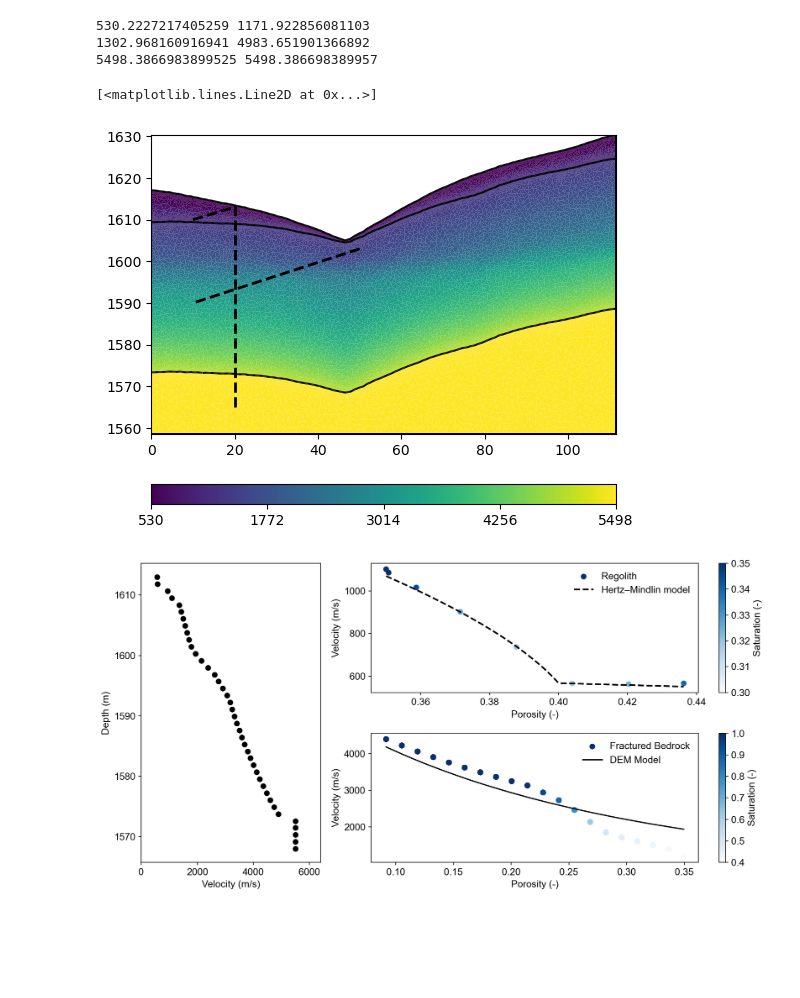
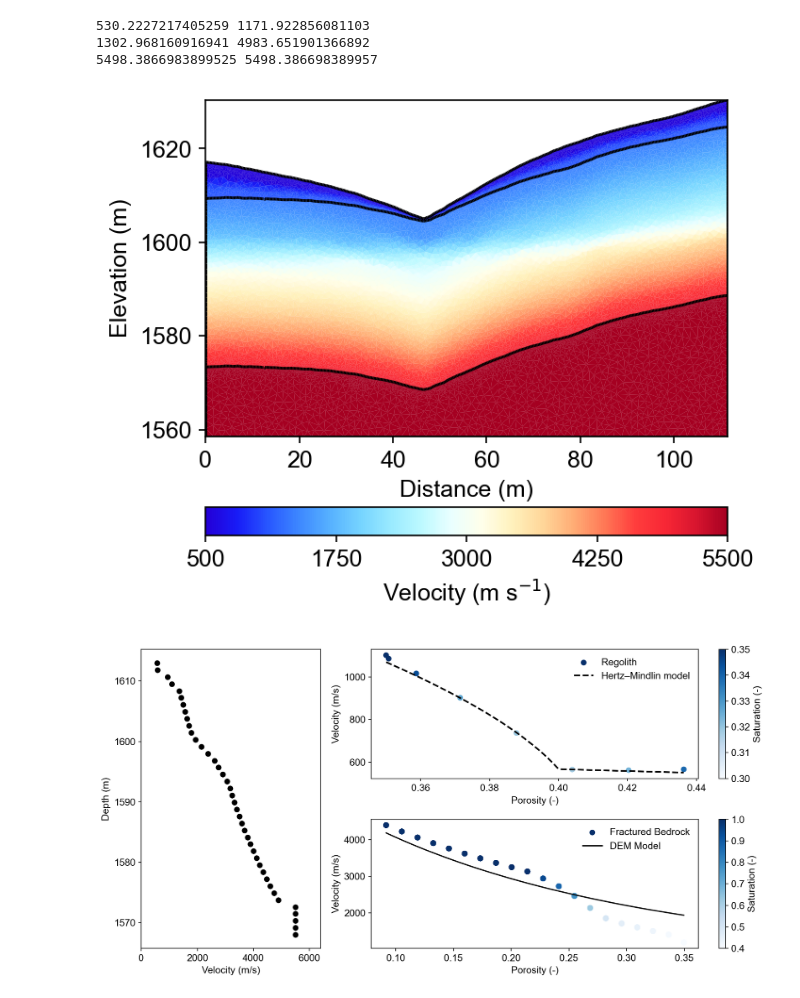
Before and after one commit to geohang/PyHydroGeophysX, a Jupyter notebook: examples/EX_SRT_forward.ipynb, the cells around one changed output. Cells and saved outputs as stored; diff of their text form; code cells hidden in the pictures; blank space fills up the shorter version.

```diff
--- a/examples/EX_SRT_forward.ipynb
+++ b/examples/EX_SRT_forward.ipynb
@@ -239,15 +239,17 @@ print(np.min(velocity_mesh[bot_mask]), np.max(velocity_mesh[bot_mask]))
 1302.968160916941 4983.651901366892
 5498.3866983899525 5498.386698389957
 # %%
-ax,cbar = pg.show(mesh,velocity_mesh)
-ax.plot([20, 20], [1565, 1614], 'k--', lw=2)
+from palettable.lightbartlein.diverging import BlueDarkRed18_18
 
-ax.plot([10, 20], [1610, 1613], 'k--', lw=2)
 
-ax.plot([50,10], [1603, 1590], 'k--', lw=2)
+fixed_cmap = BlueDarkRed18_18.mpl_colormap
+fig, axs = plt.subplots(1, 1, figsize=(6, 4))
+ax,cbar = pg.show(mesh,velocity_mesh, ax= axs, orientation="horizontal",
+        cMap=fixed_cmap, showColorBar=True,
+        xlabel="Distance (m)", ylabel="Elevation (m)",
+        label='Velocity (m s$^{-1}$)', cMin=500, cMax=5500)
 # %% [output]
-[<matplotlib.lines.Line2D at 0x...>]
-[figure, old version]
+[figure, new version]
 # %%
 import matplotlib.pyplot as plt
 import matplotlib as mpl
```
Also changed, not shown: parts of 6 cells of this notebook, 3 other files.
